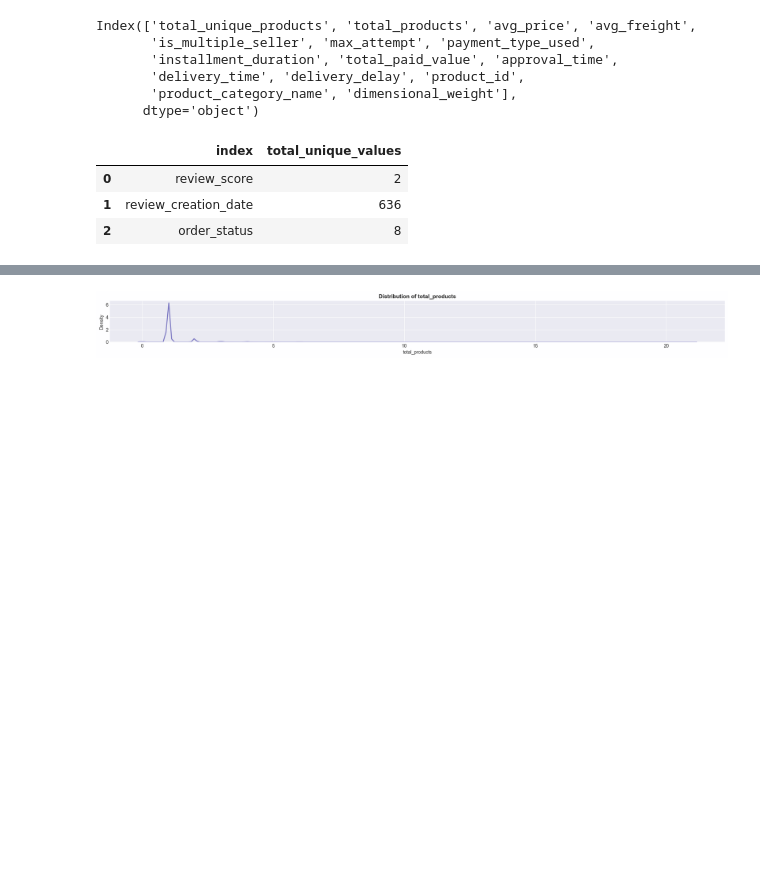
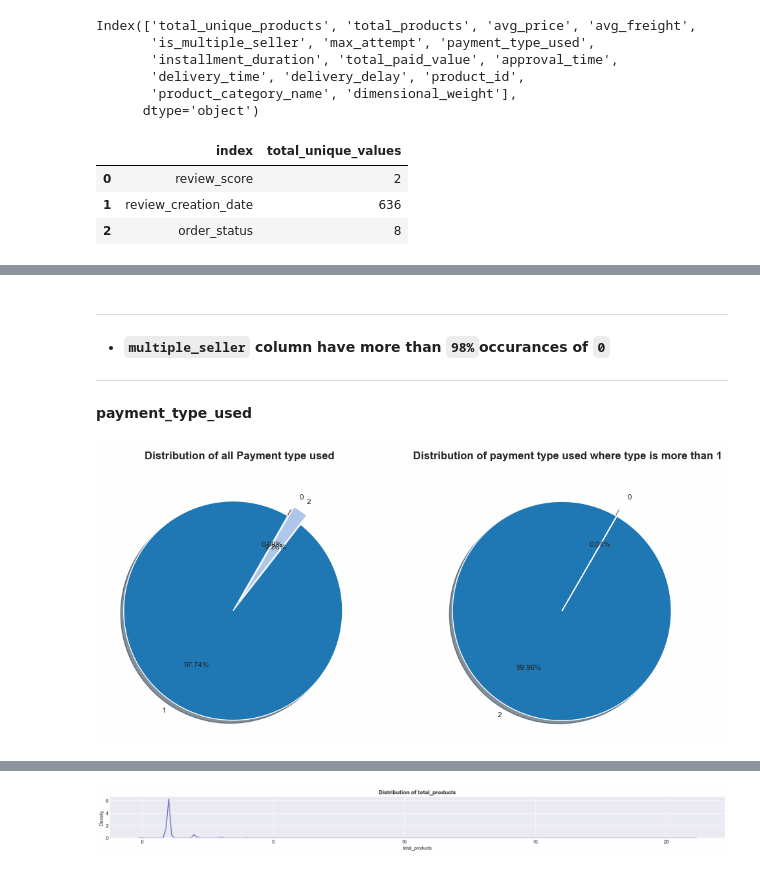
Before and after one commit to IamRaNo/my-personal-projects, a Jupyter notebook: olist review analysis/notebooks/03_pandas_analysis.ipynb, the cells around one changed output, grey strips where cells are left out. Saved outputs shown, nothing was run; the diff lists cells and outputs as text; code cells hidden in the pictures; blank space fills up the shorter version.

```diff
--- a/olist review analysis/notebooks/03_pandas_analysis.ipynb
+++ b/olist review analysis/notebooks/03_pandas_analysis.ipynb
@@ -164,0 +171,17 @@ for i,column in enumerate(small_cat_cols):
+# %% [markdown]
+***
+- **`multiple_seller` column have more than `98%`occurances of `0`**
+***
+# %% [markdown]
+**payment_type_used**
+# %%
+plt.figure(figsize=(12,6))
+plt.subplot(1,2,1)
+P.plot_pie(column='payment_type_used',data = data)
+plt.title('Distribution of all Payment type used',weight = 'bold')
+plt.subplot(1,2,2)
+P.plot_pie(column='payment_type_used',data = data[data['payment_type_used'] != 1])
+plt.title("Distribution of payment type used where type is more than 1",weight = 'bold')
+plt.show()
+# %% [output]
+[figure, added]
```
Also changed, not shown: parts of 60 cells of this notebook, 1 other file.
